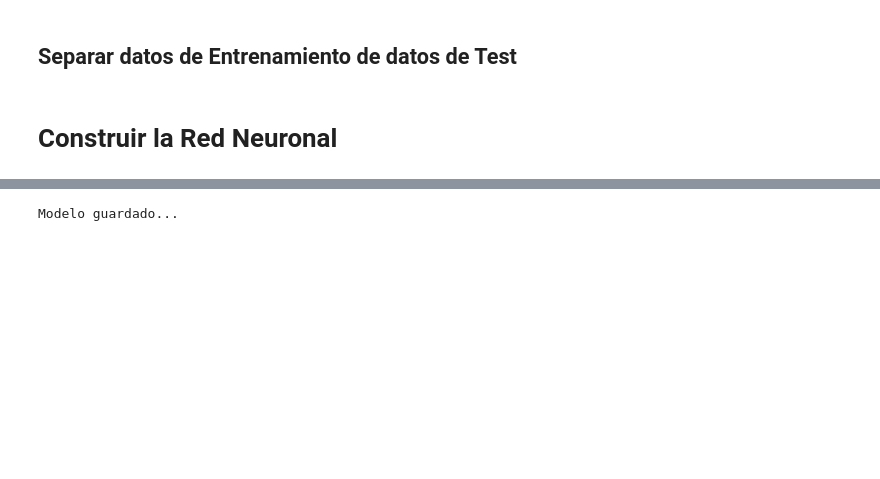
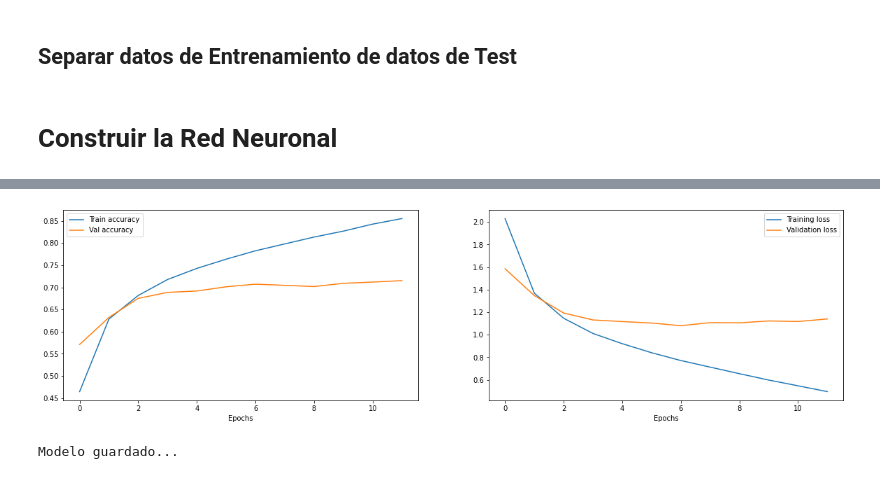
Before and after one commit to rfminguez/w8-proyecto_final-rompe_captcha, a Jupyter notebook: 02 - Entrenamiento.ipynb, the cells around one changed output, grey strips where cells are left out. Cells and saved outputs as stored; diff of their text form; code cells hidden in the pictures; blank space fills up the shorter version.

Commit message:
añado EarlyStop

```diff
--- a/02 - Entrenamiento.ipynb
+++ b/02 - Entrenamiento.ipynb
@@ -79,0 +178,4 @@ model.compile(loss="categorical_crossentropy", optimizer="adam", metrics=["accur
+# %%
+num_of_possible_characters = 36
+model = model_topologia_1(num_of_possible_characters)
+print(model.summary())
@@ -80,4 +202,20 @@ model.compile(loss="categorical_crossentropy", optimizer="adam", metrics=["accur
+# %%
+# Creo una función Early Stopping
+monitor = EarlyStopping(monitor = "val_loss",
+                        min_delta = 1e-3,
+                        patience = 5,
+                        verbose = 2,
+                        mode = "auto",
+                        restore_best_weights = True)
 # %%
-# Entreno la Red Neuronal. 10 epochs. 36 posibles caracteres como batch_size.
-model.fit(X_train, y_train, validation_data=(X_test, y_test), batch_size=num_of_possible_characters, epochs=10, verbose=1)
+# Entreno la Red Neuronal.
+# - epochs: un número exagerado (confio en el EarlyStopping).
+# - batch_size: 128
+history = model.fit(X_train,
+                    y_train,
+                    validation_data=(X_test, y_test),
+                    batch_size=128,
+                    epochs=100,
+                    verbose=1,
+                    callbacks=[monitor])
 # %% [output]
@@ -105,3 +239,21 @@ Epoch 10/10
+# %%
+def plot_training_history(history, height, width):
+    fig, axes = plt.subplots(1, 2, figsize=(height, width))
+
+    axes[0].plot(history.history['accuracy'], label='Train accuracy')
+    axes[0].plot(history.history['val_accuracy'], label='Val accuracy')
+    axes[0].set_xlabel('Epochs')
+    axes[0].legend()
+
+    axes[1].plot(history.history['loss'], label='Training loss')
+    axes[1].plot(history.history['val_loss'], label='Validation loss')
+    axes[1].set_xlabel('Epochs')
+
+    axes[1].legend()
+
+plot_training_history(history, 20, 5)
+# %% [output]
+[figure, added]
 # %%
 # Guardo el modelo
 
```
Also changed, not shown: parts of 14 cells of this notebook.
